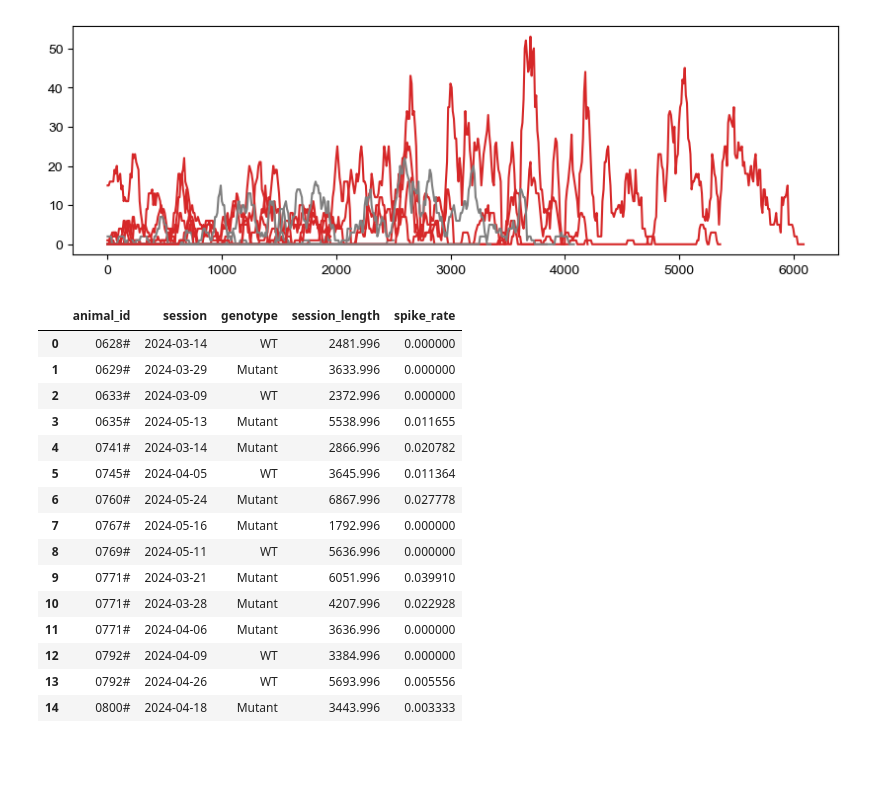
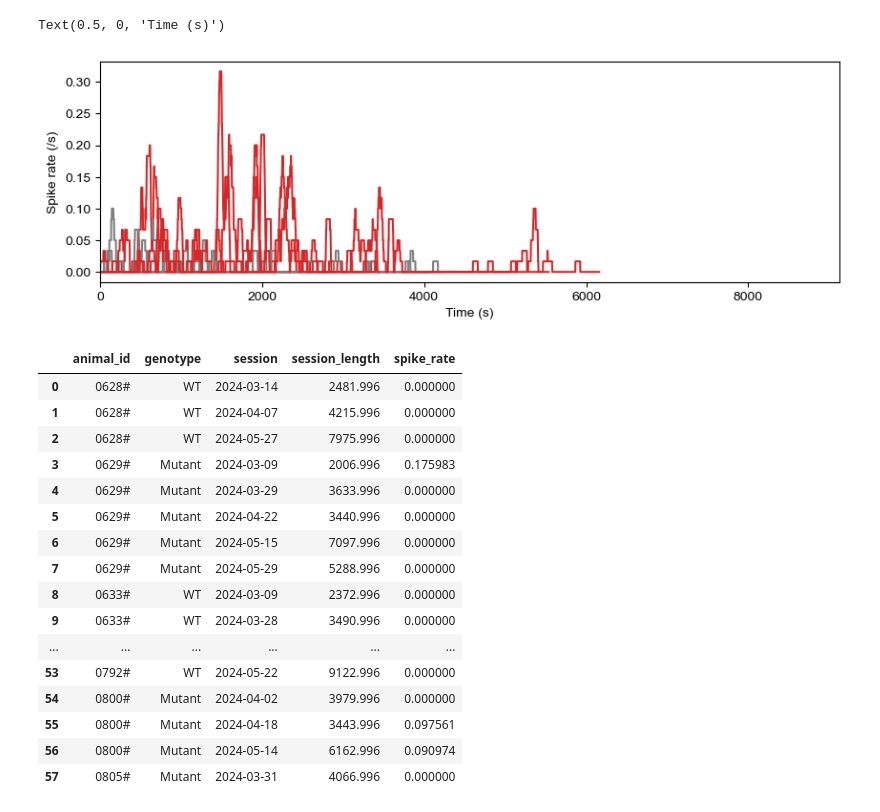
Before and after one commit to Puzzle-Li/as_monkey_eeg, a Jupyter notebook: spike_stat.ipynb, the cells around one changed output. Cells and saved outputs as stored; diff of their text form; code cells hidden in the pictures; blank space fills up the shorter version.

```diff
--- a/spike_stat.ipynb
+++ b/spike_stat.ipynb
@@ -19,11 +19,14 @@ mne.set_log_level('CRITICAL')
 df_info = dataset.load_info()
 # %%
 df_spikes = pd.read_excel(os.path.join(dataset.path['results'], 'spike_detect.xlsx'), index_col=0)
+df_sessions = pd.read_excel(os.path.join(dataset.path['results'], 'sessions.xlsx'), index_col=0)
 # %%
-animals = df_info['Monkeys'].unique()
+animals = df_sessions['animal_id'].unique()
 # %%
-def hist_smooth_bin(timestamp, bin_width=10, window_step=5):
-    max_len = (timestamp.max() // bin_width) * (bin_width + 1)
+def hist_smooth_bin(timestamp, bin_width=10, window_step=5, max_len=None):
+    if max_len is None:
+        max_len = (timestamp.max() // bin_width) * (bin_width + 1)
+
     start = 0
     count = []
     start_points = []
@@ -33,58 +36,64 @@ def hist_smooth_bin(timestamp, bin_width=10, window_step=5):
         start_points.append(start)
         start += window_step
 
-    return np.array(count), np.array(start_points)
+    return np.array(count) / bin_width, np.array(start_points)
 # %%
-df_session_sr = pd.DataFrame()
+df_sessions.insert(df_sessions.shape[1], 'spike_rate', 0)
+
 plt.figure(figsize=(10, 3))
 
 for animal in animals:
-    df_spike_animal = df_spikes[df_spikes['animal_id'] == animal]
-    sessions = os.listdir(os.path.join(dataset.path['tmp'], animal))
-    # sessions = df_spikes[df_spikes['animal_id'] == animal]['session'].unique()
+    sessions = df_sessions.query('animal_id == @animal')['session'].unique()
 
     for session in sessions:
-        df_spike_session = df_spike_animal[df_spike_animal['session'] == session]
-        df_session_sr_tmp = df_spike_session.loc[:0, df_spike_session.columns[:4]]
-        df_spike_session = df_spike_session[(df_spike_session['isi'] < 60) & (df_spike_session['isi'] > 0)]
+
+        df_spike_session = df_spikes.query('animal_id == @animal and session == @session')
+        df_spike_session = df_spike_session.query('isi < 10 and isi > 0')
         df_spike_session = df_spike_session.reset_index(drop=True)
 
         if len(df_spike_session) == 0:
             spike_rate = 0
         else:
+            session_length = df_spike_session['session_length'][0]
             bin_width = 60
-            sr, bin_edges = hist_smooth_bin(df_spike_session['peak_onset'], bin_width=bin_width, window_step=10)
+            sr, bin_edges = hist_smooth_bin(df_spike_session['peak_onset'], bin_width=bin_width, window_step=2, max_len=session_length)
             if df_spike_session.loc[0, 'genotype'] == 'WT':
                 color = 'tab:gray'
             else:
                 color = 'tab:red'
             plt.plot(bin_edges, sr, color=color)
 
-            spike_rate = df_spike_session.shape[0] / (sr > 0).sum() / bin_width
+            spike_rate = df_spike_session.shape[0] / (sr > 0).sum()
+            # spike_rate = df_spike_session.shape[0] / session_length
 
-        df_session_sr_tmp.insert(df_session_sr_tmp.shape[1], 'spike_rate', spike_rate)
-        df_session_sr = pd.concat([df_session_sr, df_session_sr_tmp], ignore_index=True)
+        df_sessions.loc[df_sessions.query('animal_id == @animal and session == @session').index, 'spike_rate'] = spike_rate
+
+plt.xlim(0, df_sessions['session_length'].max())
+plt.ylabel('Spike rate (/s)')
+plt.xlabel('Time (s)')
 # %% [output]
+Text(0.5, 0, 'Time (s)')
-[figure, old version]
+[figure, new version]
 # %%
-df_session_sr
+df_sessions
 # %% [output]
-|  | animal_id | session | genotype | session_length | spike_rate |
-| 0 | 0628# | 2024-03-14 | WT | 2481.996 | 0.000000 |
-| 1 | 0629# | 2024-03-29 | Mutant | 3633.996 | 0.000000 |
-| 2 | 0633# | 2024-03-09 | WT | 2372.996 | 0.000000 |
-| 3 | 0635# | 2024-05-13 | Mutant | 5538.996 | 0.011655 |
-| 4 | 0741# | 2024-03-14 | Mutant | 2866.996 | 0.020782 |
-| 5 | 0745# | 2024-04-05 | WT | 3645.996 | 0.011364 |
-| 6 | 0760# | 2024-05-24 | Mutant | 6867.996 | 0.027778 |
-| 7 | 0767# | 2024-05-16 | Mutant | 1792.996 | 0.000000 |
-| 8 | 0769# | 2024-05-11 | WT | 5636.996 | 0.000000 |
-| 9 | 0771# | 2024-03-21 | Mutant | 6051.996 | 0.039910 |
-| 10 | 0771# | 2024-03-28 | Mutant | 4207.996 | 0.022928 |
-| 11 | 0771# | 2024-04-06 | Mutant | 3636.996 | 0.000000 |
-| 12 | 0792# | 2024-04-09 | WT | 3384.996 | 0.000000 |
-| 13 | 0792# | 2024-04-26 | WT | 5693.996 | 0.005556 |
-| 14 | 0800# | 2024-04-18 | Mutant | 3443.996 | 0.003333 |
+|  | animal_id | genotype | session | session_length | spike_rate |
+| 0 | 0628# | WT | 2024-03-14 | 2481.996 | 0.000000 |
+| 1 | 0628# | WT | 2024-04-07 | 4215.996 | 0.000000 |
+| 2 | 0628# | WT | 2024-05-27 | 7975.996 | 0.000000 |
+| 3 | 0629# | Mutant | 2024-03-09 | 2006.996 | 0.175983 |
+| 4 | 0629# | Mutant | 2024-03-29 | 3633.996 | 0.000000 |
+| 5 | 0629# | Mutant | 2024-04-22 | 3440.996 | 0.000000 |
+| 6 | 0629# | Mutant | 2024-05-15 | 7097.996 | 0.000000 |
+| 7 | 0629# | Mutant | 2024-05-29 | 5288.996 | 0.000000 |
+| 8 | 0633# | WT | 2024-03-09 | 2372.996 | 0.000000 |
+| 9 | 0633# | WT | 2024-03-28 | 3490.996 | 0.000000 |
+| ... | ... | ... | ... | ... | ... |
+| 53 | 0792# | WT | 2024-05-22 | 9122.996 | 0.000000 |
+| 54 | 0800# | Mutant | 2024-04-02 | 3979.996 | 0.000000 |
+| 55 | 0800# | Mutant | 2024-04-18 | 3443.996 | 0.097561 |
+| 56 | 0800# | Mutant | 2024-05-14 | 6162.996 | 0.090974 |
+| 57 | 0805# | Mutant | 2024-03-31 | 4066.996 | 0.000000 |
 # %%
 import seaborn as sns
 
```
Also changed, not shown: parts of 2 cells of this notebook, 2 other files.
